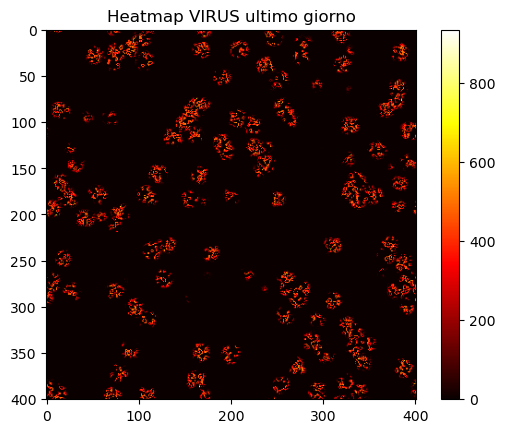
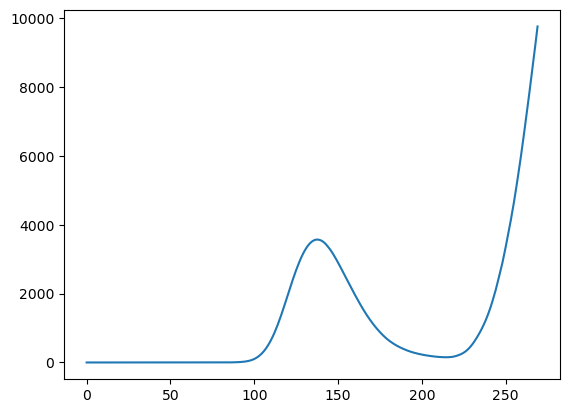
The change to this notebook cell's code, shown as a diff; its figure went from the first image to the second:
--- before
+++ after
@@ -3,5 +3,5 @@
 importlib.reload(vir)
 
-N,VIRUS_LAYERS = vir.setup_virus(120,STORICO)
+N,VIRUS_LAYERS = vir.setup_virus(270,STORICO)
 
 
@@ -9,15 +9,16 @@
 import importlib 
 importlib.reload(vir)
+s=0.341
+x = np.arange(1, 32)
+pesi = vir.P(x)
 
-N,VIRUS_LAYERS = vir.setup_virus(120,STORICO)
+infezioni_giornaliere = N.sum(axis=(1, 2))
 
-# Visualizza l'ultimo giorno
-plt.imshow(VIRUS_LAYERS[-1], cmap='hot')
-plt.colorbar()
-plt.title('Heatmap VIRUS ultimo giorno')
-plt.show()
+# Ogni cella = 416 persone, ma il fattore s già tiene conto della scala
+# quindi basta dividere per il numero di celle
+infezioni_giornaliere = infezioni_giornaliere / (416)
 
-X = np.linspace(0,120,120)
-Y = vir.P(X)*0.341*(np.sum(N[-39:-32]))/7
-plt.plot(X,Y)
+morti_simulati = np.convolve(infezioni_giornaliere, pesi)[:len(infezioni_giornaliere)]
+morti_scalati  = morti_simulati * s
 
+plt.plot(morti_scalati)

Commit: LA NOSTRA VITA è TREMENDAA AAAAAAAAAAAAAAAAAAAAAAAAAAAAAAAAAAAAA